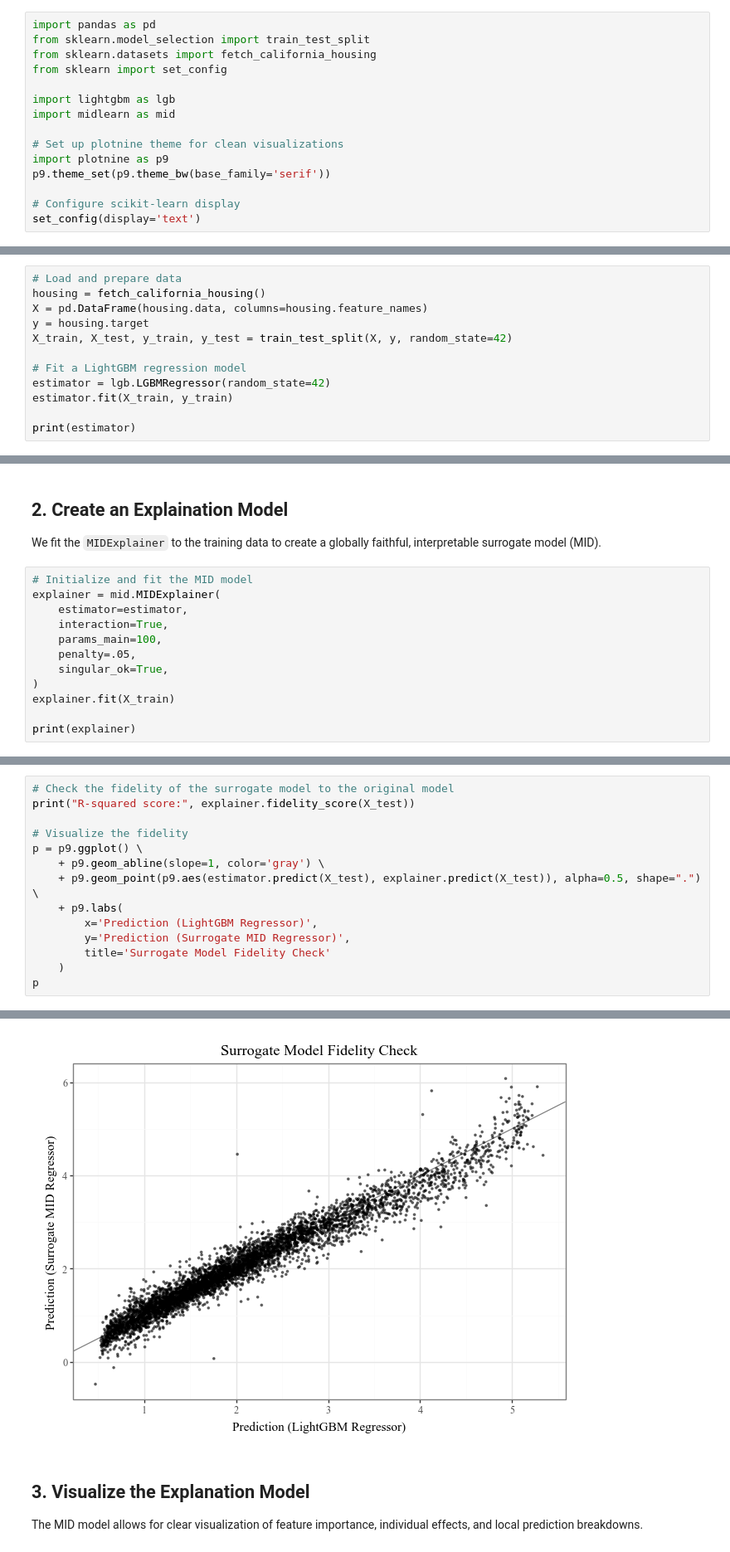
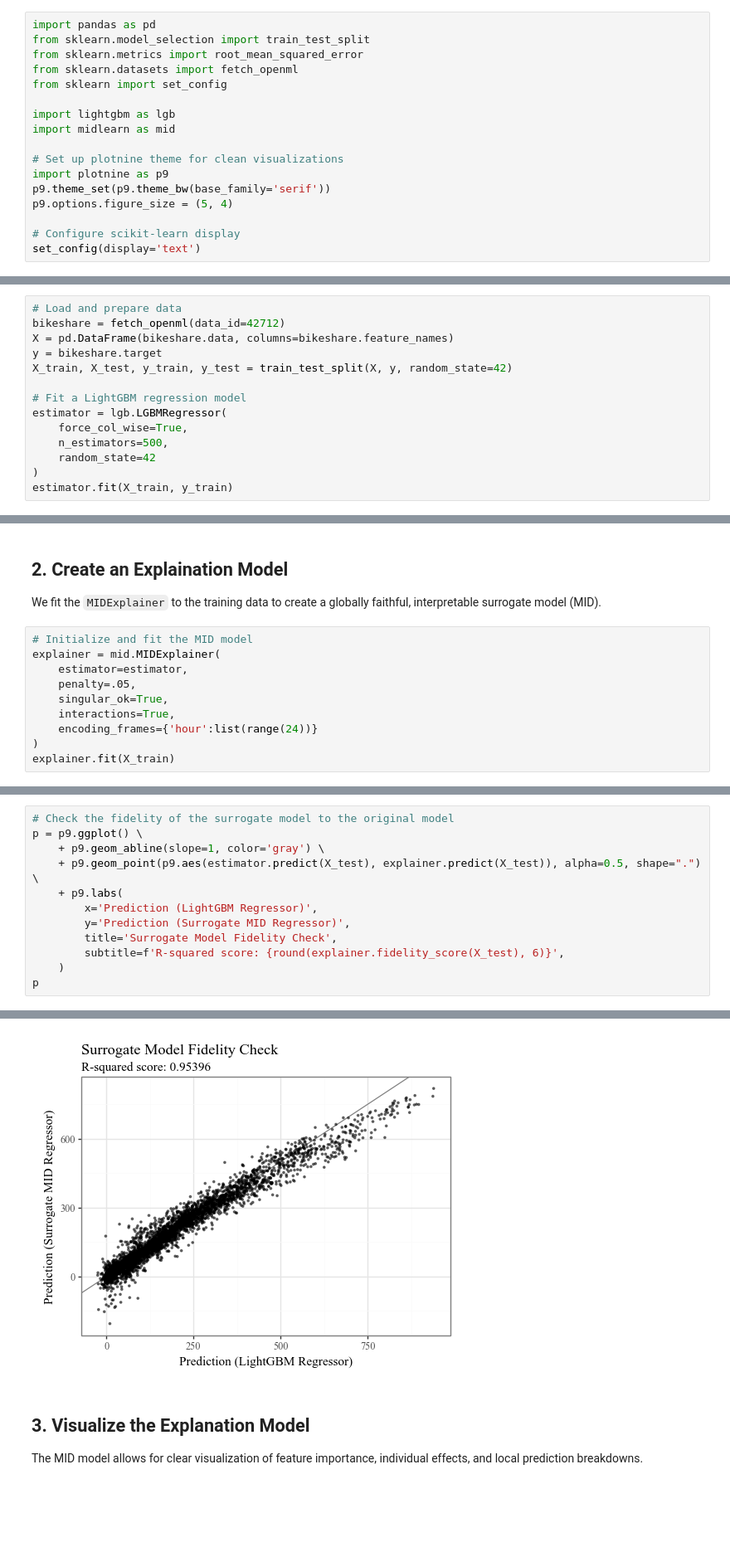
Before and after one commit to ryo-asashi/pyramid-learn, a Jupyter notebook: docs/source/quick-start.ipynb, the cells around one changed output, grey strips where cells are left out. Shown: that part at 83% size. Cells and saved outputs as stored; diff of their text form; blank space fills up the shorter version.

```diff
--- a/docs/source/quick-start.ipynb
+++ b/docs/source/quick-start.ipynb
@@ -4,7 +4,8 @@ Here’s a basic example of how to use **pyramid-learn**, or **midlearn**, to ex
 # %%
 import pandas as pd
 from sklearn.model_selection import train_test_split
-from sklearn.datasets import fetch_california_housing
+from sklearn.metrics import root_mean_squared_error
+from sklearn.datasets import fetch_openml
 from sklearn import set_config
 
 import lightgbm as lgb
@@ -13,6 +14,7 @@ import midlearn as mid
 # Set up plotnine theme for clean visualizations
 import plotnine as p9
 p9.theme_set(p9.theme_bw(base_family='serif'))
+p9.options.figure_size = (5, 4)
 
 # Configure scikit-learn display
 set_config(display='text')
@@ -21,14 +23,16 @@ set_config(display='text')
 We use the California Housing dataset to train a LightGBM Regressor, which will serve as our black-box model.
 # %%
 # Load and prepare data
-housing = fetch_california_housing()
-X = pd.DataFrame(housing.data, columns=housing.feature_names)
-y = housing.target
+bikeshare = fetch_openml(data_id=42712)
+X = pd.DataFrame(bikeshare.data, columns=bikeshare.feature_names)
+y = bikeshare.target
 X_train, X_test, y_train, y_test = train_test_split(X, y, random_state=42)
 
 # Fit a LightGBM regression model
-estimator = lgb.LGBMRegressor(random_state=42)
+estimator = lgb.LGBMRegressor(
+    force_col_wise=True,
+    n_estimators=500,
+    random_state=42
+)
 estimator.fit(X_train, y_train)
-
-print(estimator)
 # %% [output]
@@ -45,13 +53,11 @@ We fit the `MIDExplainer` to the training data to create a globally faithful, in
 # Initialize and fit the MID model
 explainer = mid.MIDExplainer(
     estimator=estimator,
-    interaction=True,
-    params_main=100,
     penalty=.05,
     singular_ok=True,
+    interactions=True,
+    encoding_frames={'hour':list(range(24))}
 )
 explainer.fit(X_train)
-
-print(explainer)
 # %% [output]
 Generating predictions from the estimator...
@@ -60,15 +70,13 @@ MIDExplainer(estimator=LGBMRegressor(random_state=42), params_main=100,
 # %%
 # Check the fidelity of the surrogate model to the original model
-print("R-squared score:", explainer.fidelity_score(X_test))
-
-# Visualize the fidelity
 p = p9.ggplot() \
     + p9.geom_abline(slope=1, color='gray') \
     + p9.geom_point(p9.aes(estimator.predict(X_test), explainer.predict(X_test)), alpha=0.5, shape=".") \
     + p9.labs(
         x='Prediction (LightGBM Regressor)',
         y='Prediction (Surrogate MID Regressor)',
-        title='Surrogate Model Fidelity Check'
+        title='Surrogate Model Fidelity Check',
+        subtitle=f'R-squared score: {round(explainer.fidelity_score(X_test), 6)}',
     )
 p
 # %% [output]
@@ -77,4 +84,4 @@ R-squared score: 0.9493631147465892
-[figure, old version]
+[figure, new version]
 # %% [markdown]
 ## 3. Visualize the Explanation Model
 The MID model allows for clear visualization of feature importance, individual effects, and local prediction breakdowns.
```
Also changed, not shown: parts of 9 cells of this notebook, 3 other files.
